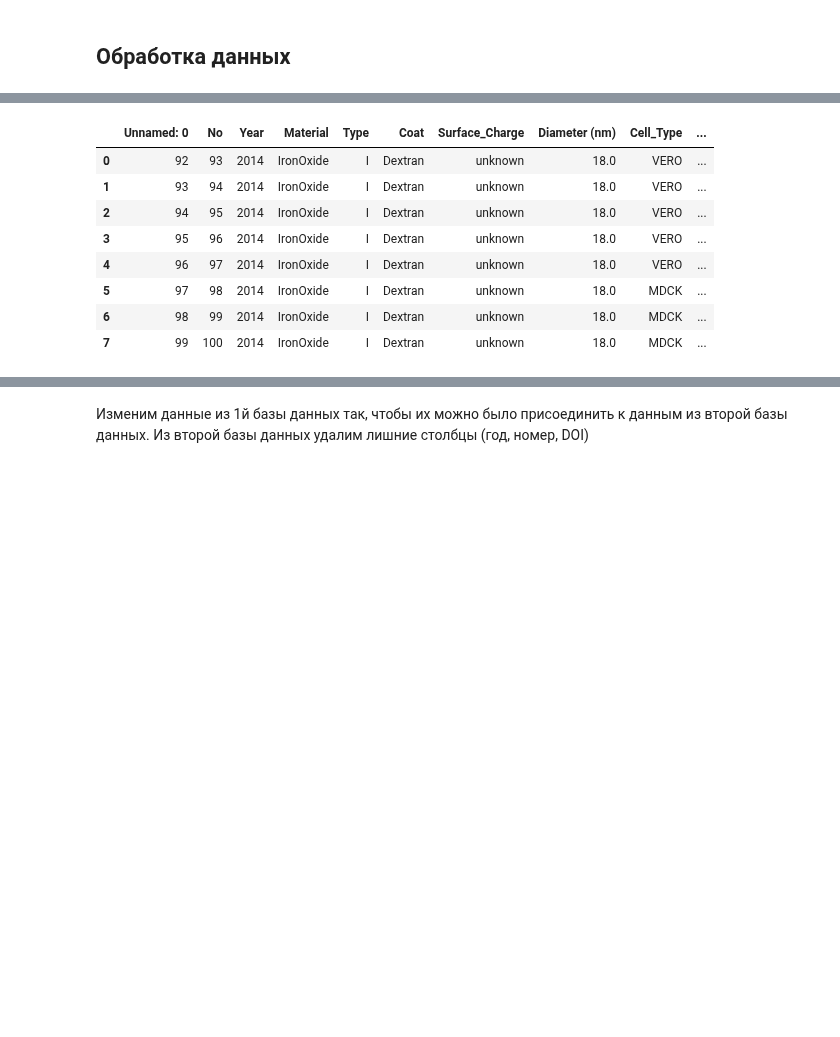
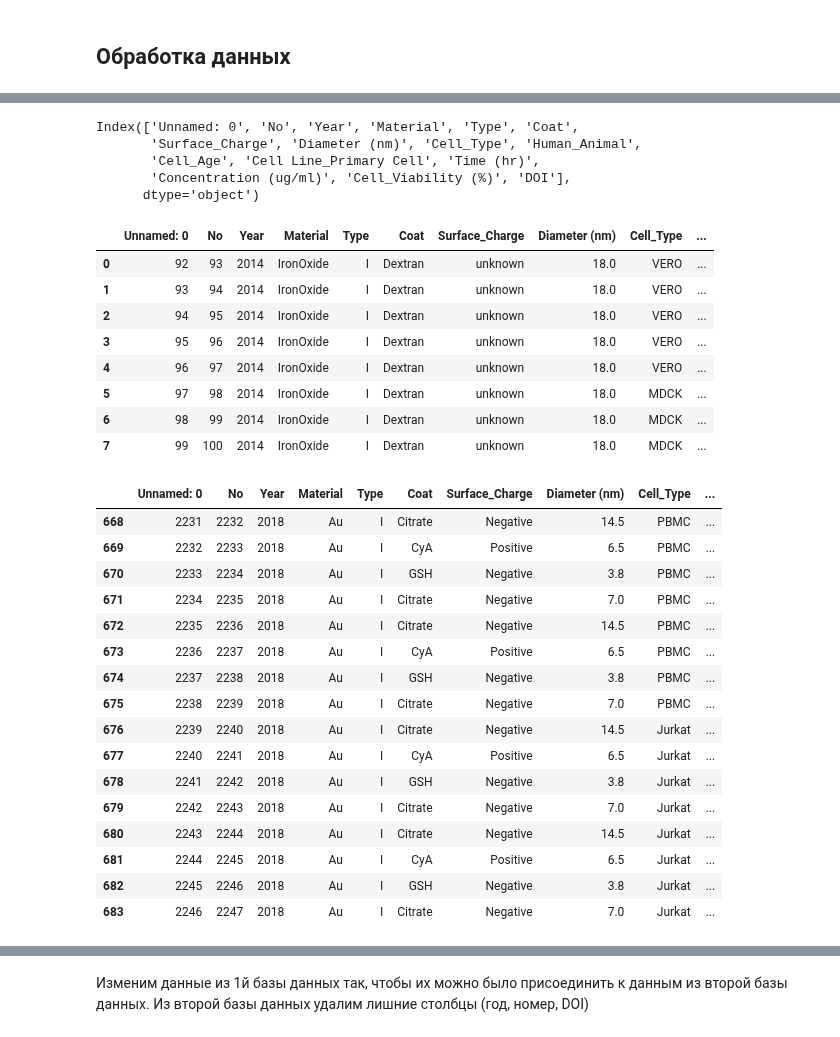
Before and after one commit to dobrotvorn/DataCon23, a Jupyter notebook: Mini_task1.ipynb, the cells around one changed output, grey strips where cells are left out. Cells and saved outputs as stored; diff of their text form; code cells hidden in the pictures; blank space fills up the shorter version.

```diff
--- a/Mini_task1.ipynb
+++ b/Mini_task1.ipynb
@@ -94,7 +138,16 @@ fdb = pd.read_csv(path2firstDb)
 # %%
 sdb = pd.read_csv(path2secondDb)
+print(sdb.columns)
+# print(sdb['Surface_Charge'].DOI.unique())
+
+sdb.groupby('Surface_Charge')['No'].count()
 sdb.head(8)
 # %% [output]
+Index(['Unnamed: 0', 'No', 'Year', 'Material', 'Type', 'Coat',
+       'Surface_Charge', 'Diameter (nm)', 'Cell_Type', 'Human_Animal',
+       'Cell_Age', 'Cell Line_Primary Cell', 'Time (hr)',
+       'Concentration (ug/ml)', 'Cell_Viability (%)', 'DOI'],
+      dtype='object')
 |  | Unnamed: 0 | No | Year | Material | Type | Coat | Surface_Charge | Diameter (nm) | Cell_Type | ... |
 | 0 | 92 | 93 | 2014 | IronOxide | I | Dextran | unknown | 18.0 | VERO | ... |
 | 1 | 93 | 94 | 2014 | IronOxide | I | Dextran | unknown | 18.0 | VERO | ... |
@@ -104,3 +157,23 @@ sdb.head(8)
 | 5 | 97 | 98 | 2014 | IronOxide | I | Dextran | unknown | 18.0 | MDCK | ... |
 | 6 | 98 | 99 | 2014 | IronOxide | I | Dextran | unknown | 18.0 | MDCK | ... |
 | 7 | 99 | 100 | 2014 | IronOxide | I | Dextran | unknown | 18.0 | MDCK | ... |
+# %%
+sdb[sdb.DOI=='10.1007/s11051-018-4406-0']
+# %% [output]
+|  | Unnamed: 0 | No | Year | Material | Type | Coat | Surface_Charge | Diameter (nm) | Cell_Type | ... |
+| 668 | 2231 | 2232 | 2018 | Au | I | Citrate | Negative | 14.5 | PBMC | ... |
+| 669 | 2232 | 2233 | 2018 | Au | I | CyA | Positive | 6.5 | PBMC | ... |
+| 670 | 2233 | 2234 | 2018 | Au | I | GSH | Negative | 3.8 | PBMC | ... |
+| 671 | 2234 | 2235 | 2018 | Au | I | Citrate | Negative | 7.0 | PBMC | ... |
+| 672 | 2235 | 2236 | 2018 | Au | I | Citrate | Negative | 14.5 | PBMC | ... |
+| 673 | 2236 | 2237 | 2018 | Au | I | CyA | Positive | 6.5 | PBMC | ... |
+| 674 | 2237 | 2238 | 2018 | Au | I | GSH | Negative | 3.8 | PBMC | ... |
+| 675 | 2238 | 2239 | 2018 | Au | I | Citrate | Negative | 7.0 | PBMC | ... |
+| 676 | 2239 | 2240 | 2018 | Au | I | Citrate | Negative | 14.5 | Jurkat | ... |
+| 677 | 2240 | 2241 | 2018 | Au | I | CyA | Positive | 6.5 | Jurkat | ... |
+| 678 | 2241 | 2242 | 2018 | Au | I | GSH | Negative | 3.8 | Jurkat | ... |
+| 679 | 2242 | 2243 | 2018 | Au | I | Citrate | Negative | 7.0 | Jurkat | ... |
+| 680 | 2243 | 2244 | 2018 | Au | I | Citrate | Negative | 14.5 | Jurkat | ... |
+| 681 | 2244 | 2245 | 2018 | Au | I | CyA | Positive | 6.5 | Jurkat | ... |
+| 682 | 2245 | 2246 | 2018 | Au | I | GSH | Negative | 3.8 | Jurkat | ... |
+| 683 | 2246 | 2247 | 2018 | Au | I | Citrate | Negative | 7.0 | Jurkat | ... |
```
Also changed, not shown: parts of 18 cells of this notebook.
